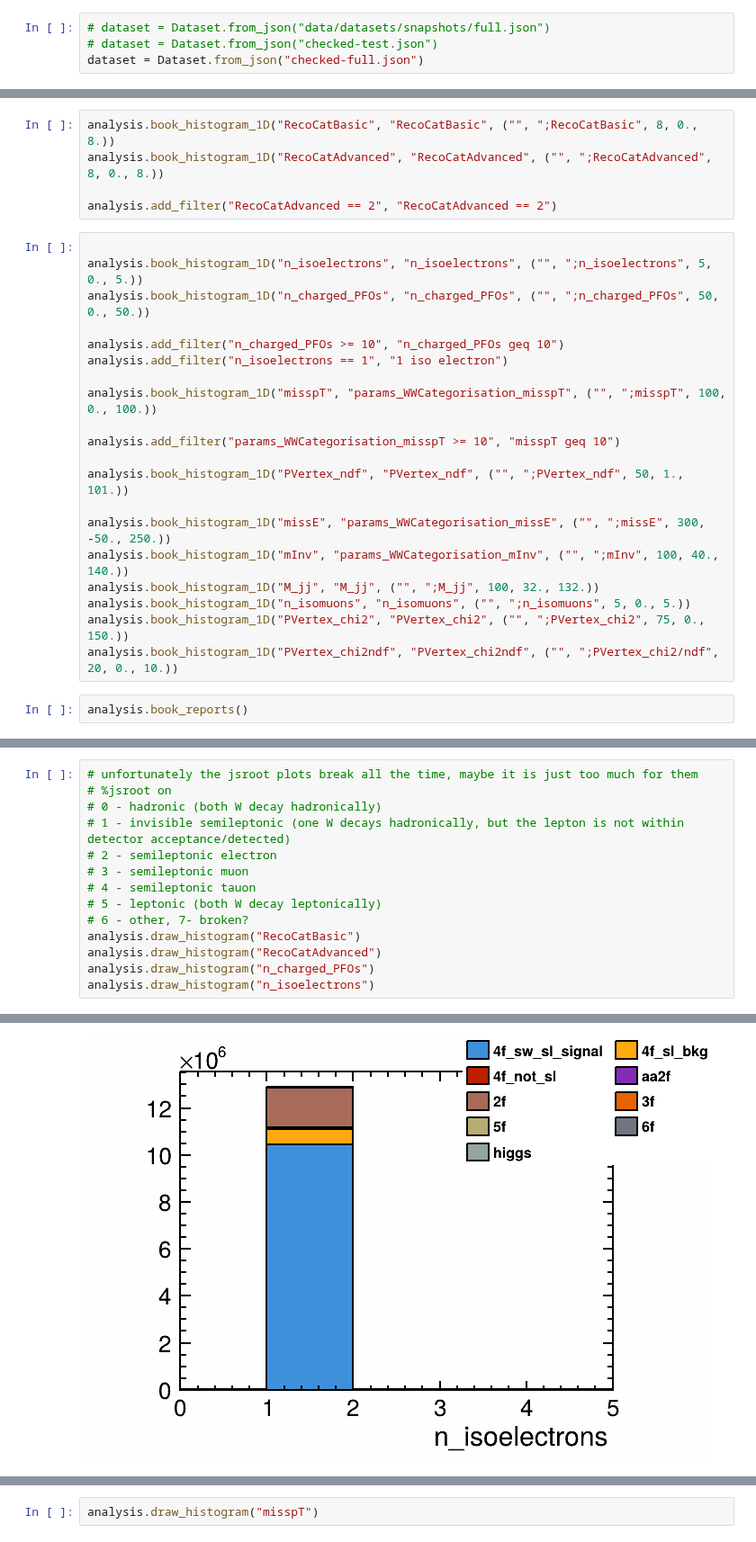
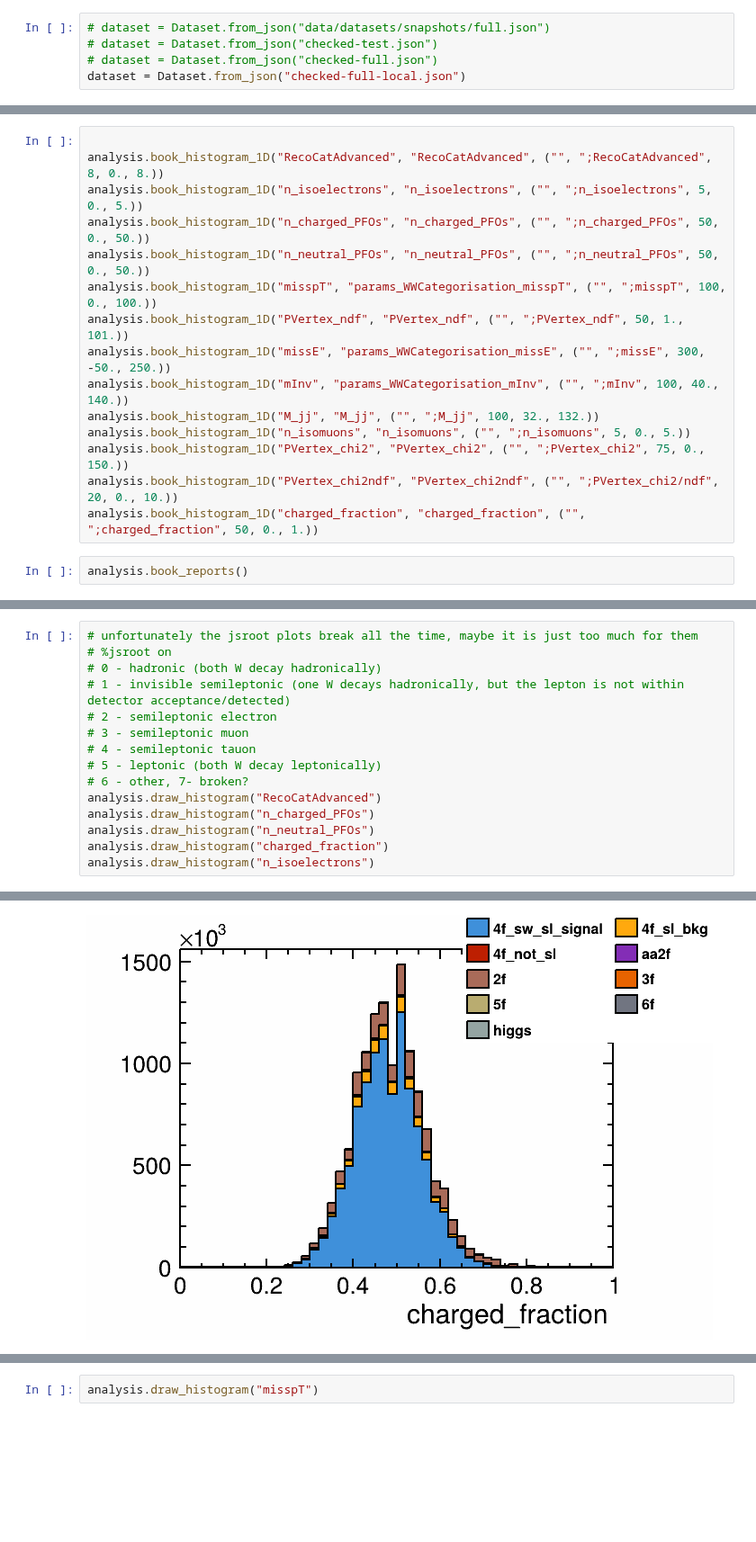
Before and after one commit to Zehvogel/enuW, a Jupyter notebook: miniDST-stage2-test.ipynb, the cells around one changed output, grey strips where cells are left out. Shown at 90% size. Saved outputs shown, nothing was run; the diff lists cells and outputs as text; blank space fills up the shorter version.

```diff
--- a/miniDST-stage2-test.ipynb
+++ b/miniDST-stage2-test.ipynb
@@ -10,7 +10,8 @@ ROOT.EnableImplicitMT(12)
 # %%
 # dataset = Dataset.from_json("data/datasets/snapshots/full.json")
 # dataset = Dataset.from_json("checked-test.json")
-dataset = Dataset.from_json("checked-full.json")
+# dataset = Dataset.from_json("checked-full.json")
+dataset = Dataset.from_json("checked-full-local.json")
 # %%
 analysis = Analysis(dataset)
 # %%
@@ -82,28 +85,18 @@ analysis.Define("R2jet_lvecs", make_lvec("Refined2Jets"))
-# %%
-analysis.book_histogram_1D("RecoCatBasic", "RecoCatBasic", ("", ";RecoCatBasic", 8, 0., 8.))
-analysis.book_histogram_1D("RecoCatAdvanced", "RecoCatAdvanced", ("", ";RecoCatAdvanced", 8, 0., 8.))
-
-analysis.add_filter("RecoCatAdvanced == 2", "RecoCatAdvanced == 2")
 # %%
 
+analysis.book_histogram_1D("RecoCatAdvanced", "RecoCatAdvanced", ("", ";RecoCatAdvanced", 8, 0., 8.))
 analysis.book_histogram_1D("n_isoelectrons", "n_isoelectrons", ("", ";n_isoelectrons", 5, 0., 5.))
 analysis.book_histogram_1D("n_charged_PFOs", "n_charged_PFOs", ("", ";n_charged_PFOs", 50, 0., 50.))
-
-analysis.add_filter("n_charged_PFOs >= 10", "n_charged_PFOs geq 10")
-analysis.add_filter("n_isoelectrons == 1", "1 iso electron")
-
+analysis.book_histogram_1D("n_neutral_PFOs", "n_neutral_PFOs", ("", ";n_neutral_PFOs", 50, 0., 50.))
 analysis.book_histogram_1D("misspT", "params_WWCategorisation_misspT", ("", ";misspT", 100, 0., 100.))
-
-analysis.add_filter("params_WWCategorisation_misspT >= 10", "misspT geq 10")
-
 analysis.book_histogram_1D("PVertex_ndf", "PVertex_ndf", ("", ";PVertex_ndf", 50, 1., 101.))
-
 analysis.book_histogram_1D("missE", "params_WWCategorisation_missE", ("", ";missE", 300, -50., 250.))
 analysis.book_histogram_1D("mInv", "params_WWCategorisation_mInv", ("", ";mInv", 100, 40., 140.))
 analysis.book_histogram_1D("M_jj", "M_jj", ("", ";M_jj", 100, 32., 132.))
 analysis.book_histogram_1D("n_isomuons", "n_isomuons", ("", ";n_isomuons", 5, 0., 5.))
 analysis.book_histogram_1D("PVertex_chi2", "PVertex_chi2", ("", ";PVertex_chi2", 75, 0., 150.))
 analysis.book_histogram_1D("PVertex_chi2ndf", "PVertex_chi2ndf", ("", ";PVertex_chi2/ndf", 20, 0., 10.))
+analysis.book_histogram_1D("charged_fraction", "charged_fraction", ("", ";charged_fraction", 50, 0., 1.))
 # %%
 analysis.book_reports()
 # %%
@@ -133,8 +124,9 @@ analysis.print_reports()
 # 4 - semileptonic tauon
 # 5 - leptonic (both W decay leptonically)
 # 6 - other, 7- broken?
-analysis.draw_histogram("RecoCatBasic")
 analysis.draw_histogram("RecoCatAdvanced")
 analysis.draw_histogram("n_charged_PFOs")
+analysis.draw_histogram("n_neutral_PFOs")
+analysis.draw_histogram("charged_fraction")
 analysis.draw_histogram("n_isoelectrons")
 # %% [output]
@@ -144 +136 @@ analysis.draw_histogram("n_isoelectrons")
-[figure, old version]
+[figure, new version]
```
Also changed, not shown: parts of 5 cells of this notebook.
